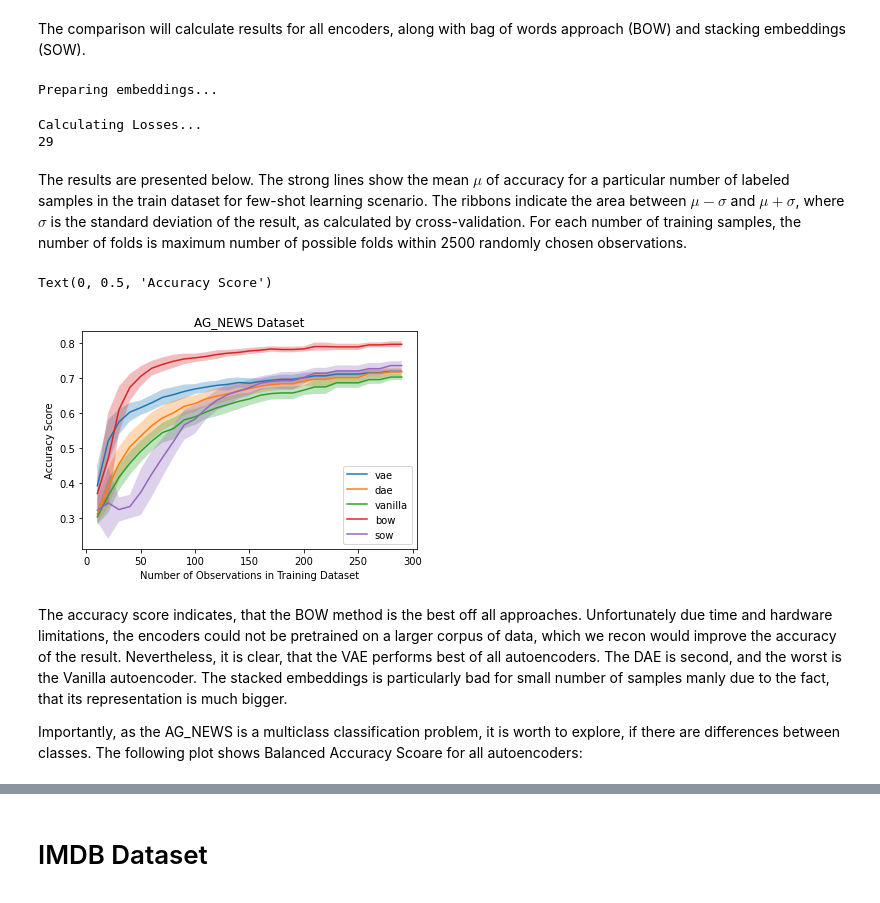
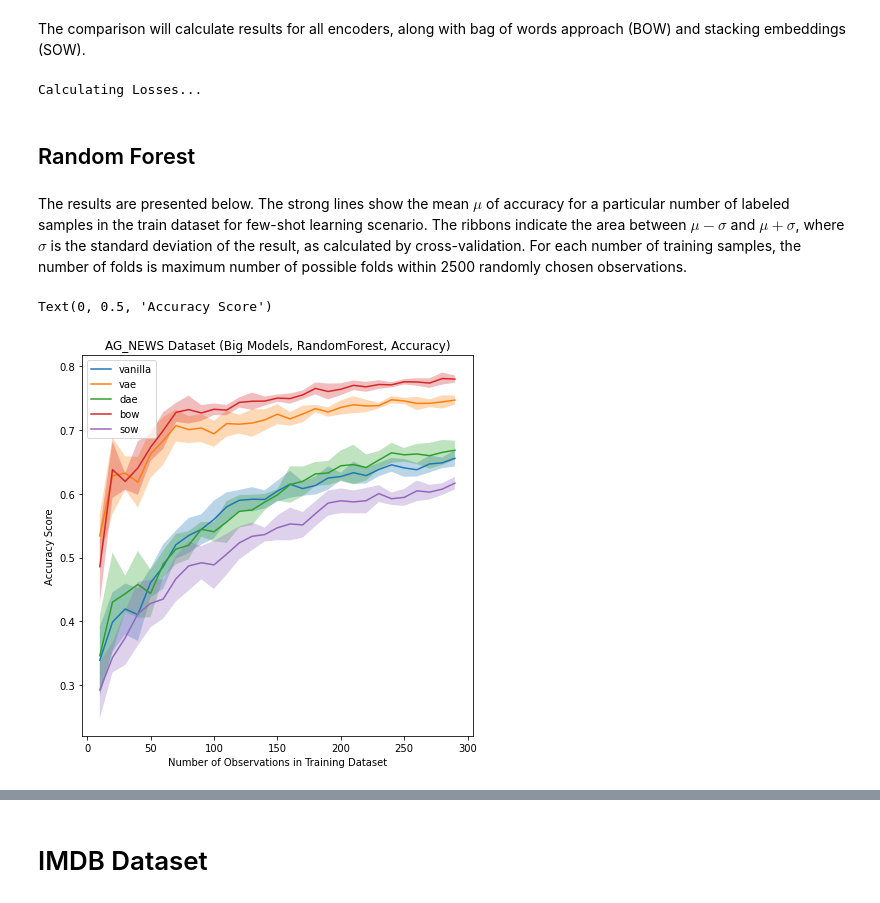
Before and after one commit to grant-TraDA/NLP-2022L, a Jupyter notebook: projects/team_5/ms_2/src/Few_shot.ipynb, the cells around one changed output, grey strips where cells are left out. Drawn from its saved outputs; the diff is of its cells as text; code cells hidden in the pictures.

```diff
--- a/projects/team_5/ms_2/src/Few_shot.ipynb
+++ b/projects/team_5/ms_2/src/Few_shot.ipynb
@@ -116,6 +152,9 @@ Firstly, we load pretrained autoencoders:
 vae_encoder = load_encoder('models/ag_news/vae_epoch24.zip')
 dae_encoder = load_encoder('models/ag_news/AG_NEWS_DAE_big_12epoch_new.pt', True)
 vanilla_encoder = load_encoder('models/ag_news/vainlla.zip')
+vae_small_encoder = load_encoder('models/ag_news/vae_small_9_AG.pt', True, 1)
+dae_small_encoder = load_encoder('models/ag_news/dae_small_9_AG.pt', True, 1)
+vanilla_small_encoder = load_encoder('models/ag_news/vanilla_small_9_AG.pt', True, 1)
 # %% [markdown]
 We load the dataset:
 # %%
@@ -129,13 +185,24 @@ Done!
 # %% [markdown]
 The comparison will calculate results for all encoders, along with bag of words approach (BOW) and stacking embeddings (SOW).
 # %%
-losses = prepare_comparison(
-    {'vae':vae_encoder, 'dae':dae_encoder, 'vanilla':vanilla_encoder},
-    dp,
-    sample_size=2500,
-    rng=range(10,300,10)
+losses, models = prepare_comparison(
+    {
+        "vae":vae_encoder,
+        "dae":dae_encoder,
+        "vanilla":vanilla_encoder,
+        "vae_small":vae_small_encoder,
+        "dae_small":dae_small_encoder,
+        "vanilla_small":vanilla_small_encoder
+    },
+    model_templates={'rf':RandomForestClassifier(), 'svm': SVC(C=1, gamma=0.1)},
+    # dp,
+    # sample_size=500, # 2500
+    rng=range(10,300,10),
+    XY=(X,Y),
+    n_splits=8,
 )
 # %% [output]
-Preparing embeddings...
+Calculating Losses...
-Calculating Losses...
-29
+# %%
+losses_big   = {k : losses[k] for k in ['vanilla', 'vae', 'dae', 'bow', 'sow']}
+losses_small = {k : losses[k] for k in ['vanilla_small', 'vae_small', 'dae_small', 'bow', 'sow']}
@@ -142,21 +211,22 @@ Calculating Losses...
+# %% [markdown]
+## Random Forest
 # %% [markdown]
 The results are presented below. The strong lines show the mean $\mu$ of accuracy for a particular number of labeled samples in the train dataset for few-shot learning scenario. The ribbons indicate the area between $\mu - \sigma$ and $\mu + \sigma$, where $\sigma$ is the standard deviation of the result, as calculated by cross-validation. For each number of training samples, the number of folds is maximum number of possible folds within 2500 randomly chosen observations.
 # %%
+model = 'rf'
+loss_name = 'acc'
+
+fig = plt.figure(figsize=(7,7))
 rng = range(10,300,10)
-loss_name = 'acc'
-for encoder, results in list(losses.items()):
-    m, s = zip(*results[loss_name])
+for encoder, results in list(losses_big.items()):
+    m, s = zip(*results[model][loss_name])
     m, s = np.array(m), np.array(s)
     plt.plot(rng, m, label=encoder)
     plt.fill_between(rng, m-s, m+s, alpha=0.3)
 plt.legend()
-plt.title("AG_NEWS Dataset")
+plt.title("AG_NEWS Dataset (Big Models, RandomForest, Accuracy)")
 plt.xlabel("Number of Observations in Training Dataset")
 plt.ylabel("Accuracy Score")
 # %% [output]
 Text(0, 0.5, 'Accuracy Score')
-[figure, old version]
+[figure, new version]
-# %% [markdown]
-The accuracy score indicates, that the BOW method is the best off all approaches. Unfortunately due time and hardware limitations, the encoders could not be pretrained on a larger corpus of data, which we recon would improve the accuracy of the result. Nevertheless, it is clear, that the VAE performs best of all autoencoders. The DAE is second, and the worst is the Vanilla autoencoder. The stacked embeddings is particularly bad for small number of samples manly due to the fact, that its representation is much bigger.
-
-Importantly, as the AG_NEWS is a multiclass classification problem, it is worth to explore, if there are differences between classes. The following plot shows Balanced Accuracy Scoare for all autoencoders:
```
Also changed, not shown: parts of 48 cells of this notebook, 11 other files.
